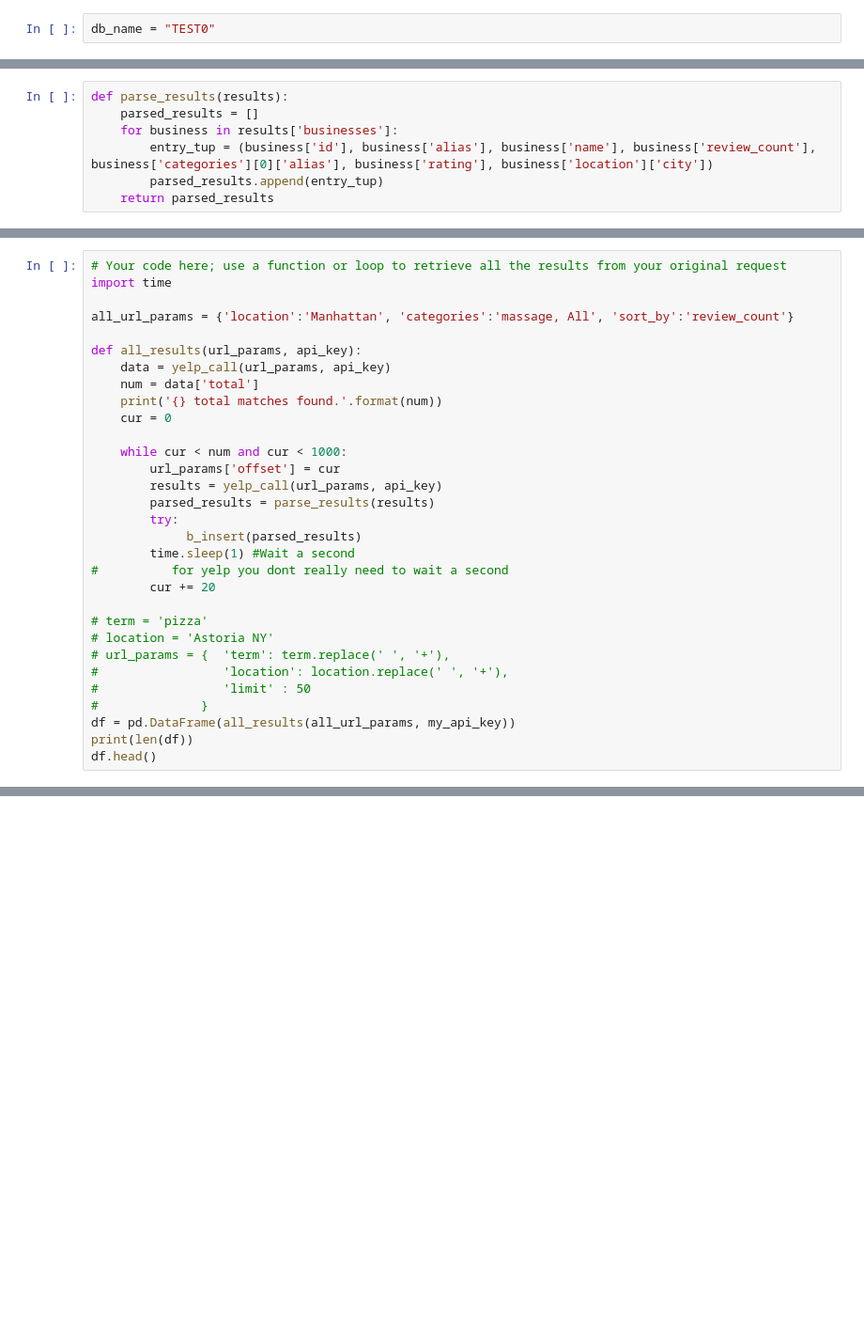
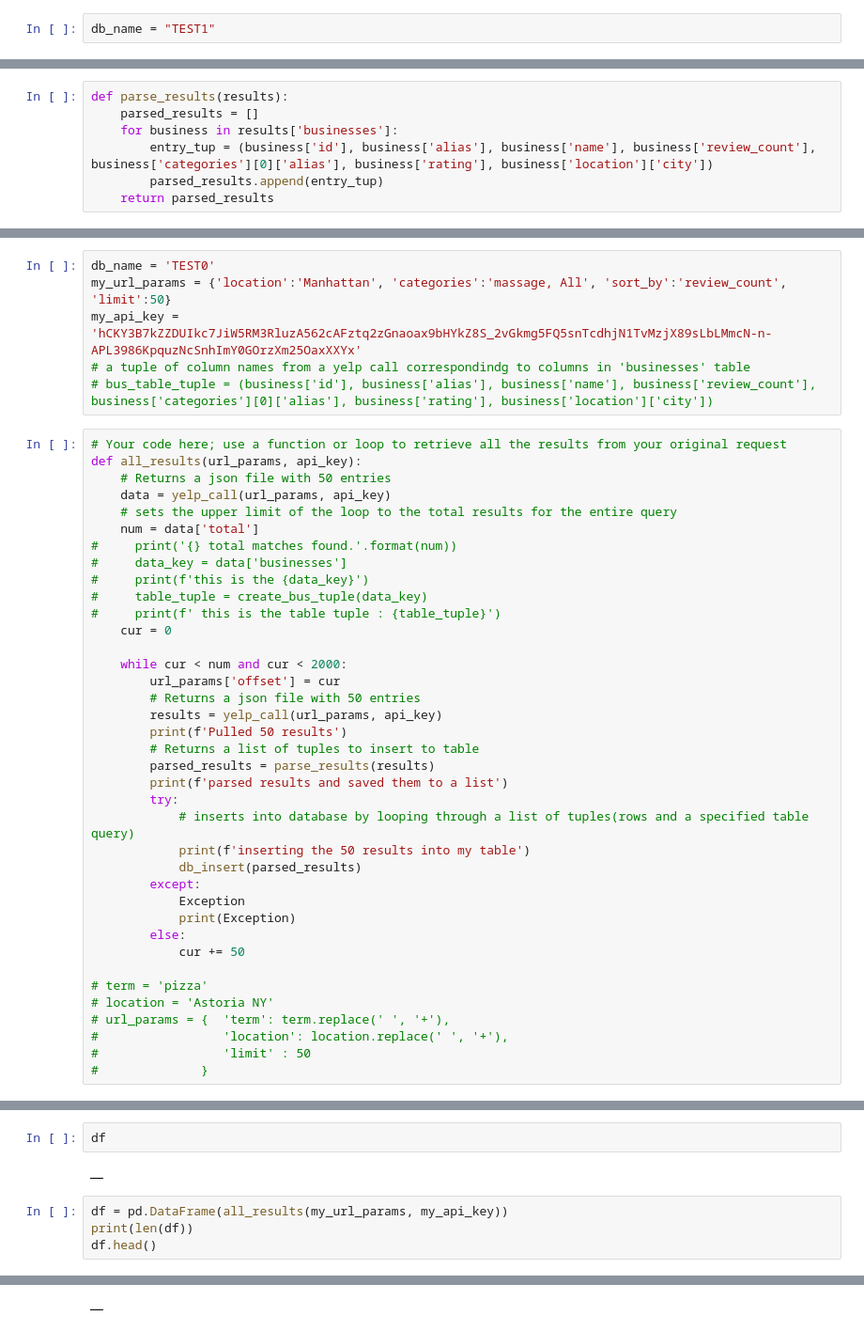
Before and after one commit to regiryan/nyc-ds-100719-lectures, a Jupyter notebook: Week-3/JSON_APIs/YELP -Copy2.ipynb, the cells around one changed output, grey strips where cells are left out. Shown at 94% size. Drawn from its saved outputs; the diff is of its cells as text; blank space fills up the shorter version.

```diff
--- a/Week-3/JSON_APIs/YELP -Copy2.ipynb
+++ b/Week-3/JSON_APIs/YELP -Copy2.ipynb
@@ -14,4 +14,4 @@ import config
 import requests
 import pandas as pd
 # %%
-db_name = "TEST0"
+db_name = "TEST1"
@@ -88,24 +145,40 @@ def db_insert(results):
+# %%
+db_name = 'TEST0'
+my_url_params = {'location':'Manhattan', 'categories':'massage, All', 'sort_by':'review_count', 'limit':50}
+my_api_key = 'hCKY3B7kZZDUIkc7JiW5RM3RluzA562cAFztq2zGnaoax9bHYkZ8S_2vGkmg5FQ5snTcdhjN1TvMzjX89sLbLMmcN-n-APL3986KpquzNcSnhImY0GOrzXm25OaxXXYx'
+# a tuple of column names from a yelp call correspondindg to columns in 'businesses' table
+# bus_table_tuple = (business['id'], business['alias'], business['name'], business['review_count'], business['categories'][0]['alias'], business['rating'], business['location']['city'])
 # %%
 # Your code here; use a function or loop to retrieve all the results from your original request
-import time
-
-all_url_params = {'location':'Manhattan', 'categories':'massage, All', 'sort_by':'review_count'}
-
 def all_results(url_params, api_key):
+    # Returns a json file with 50 entries
     data = yelp_call(url_params, api_key)
+    # sets the upper limit of the loop to the total results for the entire query
     num = data['total']
-    print('{} total matches found.'.format(num))
+#     print('{} total matches found.'.format(num))
+#     data_key = data['businesses']
+#     print(f'this is the {data_key}')
+#     table_tuple = create_bus_tuple(data_key)
+#     print(f' this is the table tuple : {table_tuple}')
     cur = 0
 
-    while cur < num and cur < 1000:
+    while cur < num and cur < 2000:
         url_params['offset'] = cur
+        # Returns a json file with 50 entries
         results = yelp_call(url_params, api_key)
+        print(f'Pulled 50 results')
+        # Returns a list of tuples to insert to table
         parsed_results = parse_results(results)
+        print(f'parsed results and saved them to a list')
         try:
-             b_insert(parsed_results)
-        time.sleep(1) #Wait a second
-#          for yelp you dont really need to wait a second
-        cur += 20
+            # inserts into database by looping through a list of tuples(rows and a specified table query)
+            print(f'inserting the 50 results into my table')
+            db_insert(parsed_results)
+        except:
+            Exception
+            print(Exception)
+        else:
+            cur += 50
 
 # term = 'pizza'
 # location = 'Astoria NY'
@@ -113,6 +186,3 @@ def all_results(url_params, api_key):
 #                 'location': location.replace(' ', '+'),
 #                 'limit' : 50
 #              }
-df = pd.DataFrame(all_results(all_url_params, my_api_key))
-print(len(df))
-df.head()
@@ -122,0 +193,9 @@ df.head()
+# %%
+df
+# %% [output]
+|  |
+# %%
+df = pd.DataFrame(all_results(my_url_params, my_api_key))
+print(len(df))
+df.head()
+# %% [output]
@@ -122,0 +219 @@ df.head()
+|  |
```
Also changed, not shown: parts of 20 cells of this notebook, 4 other files.
